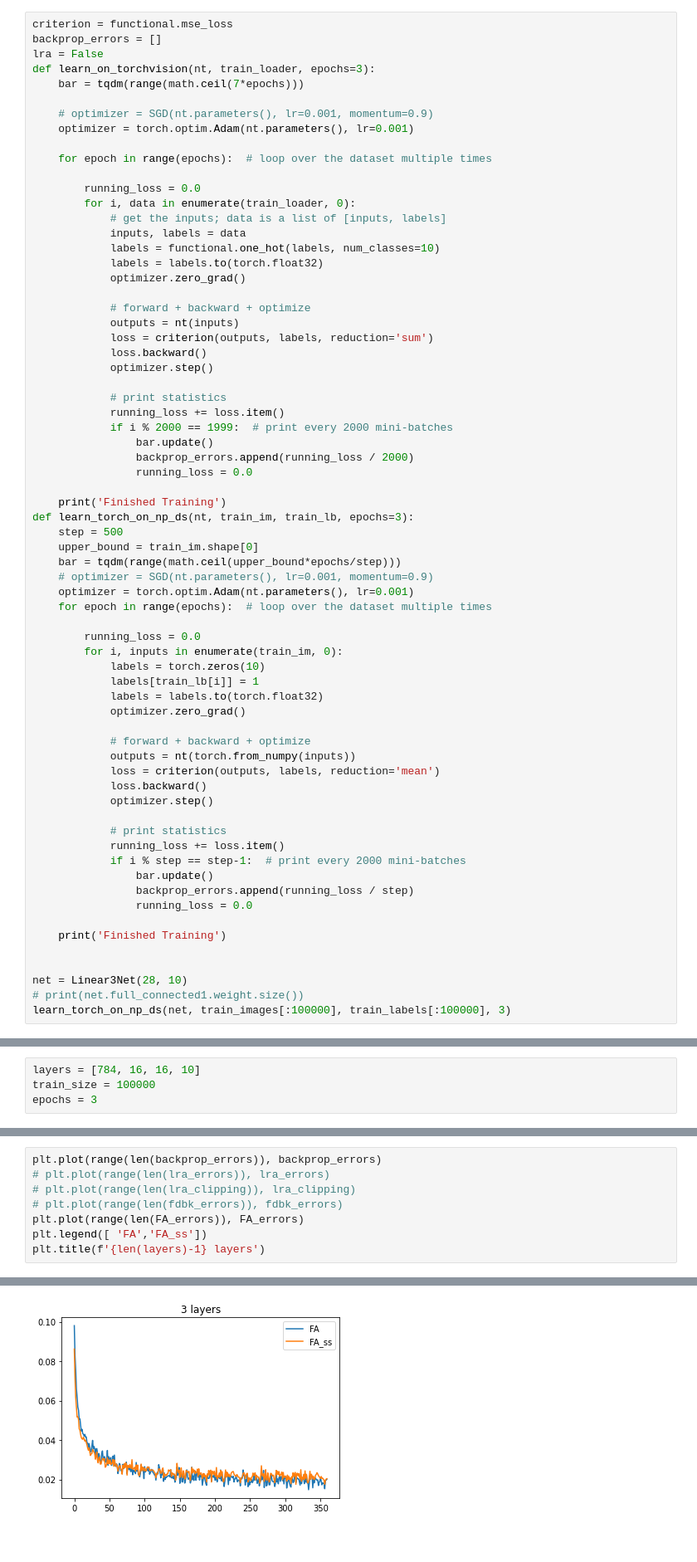
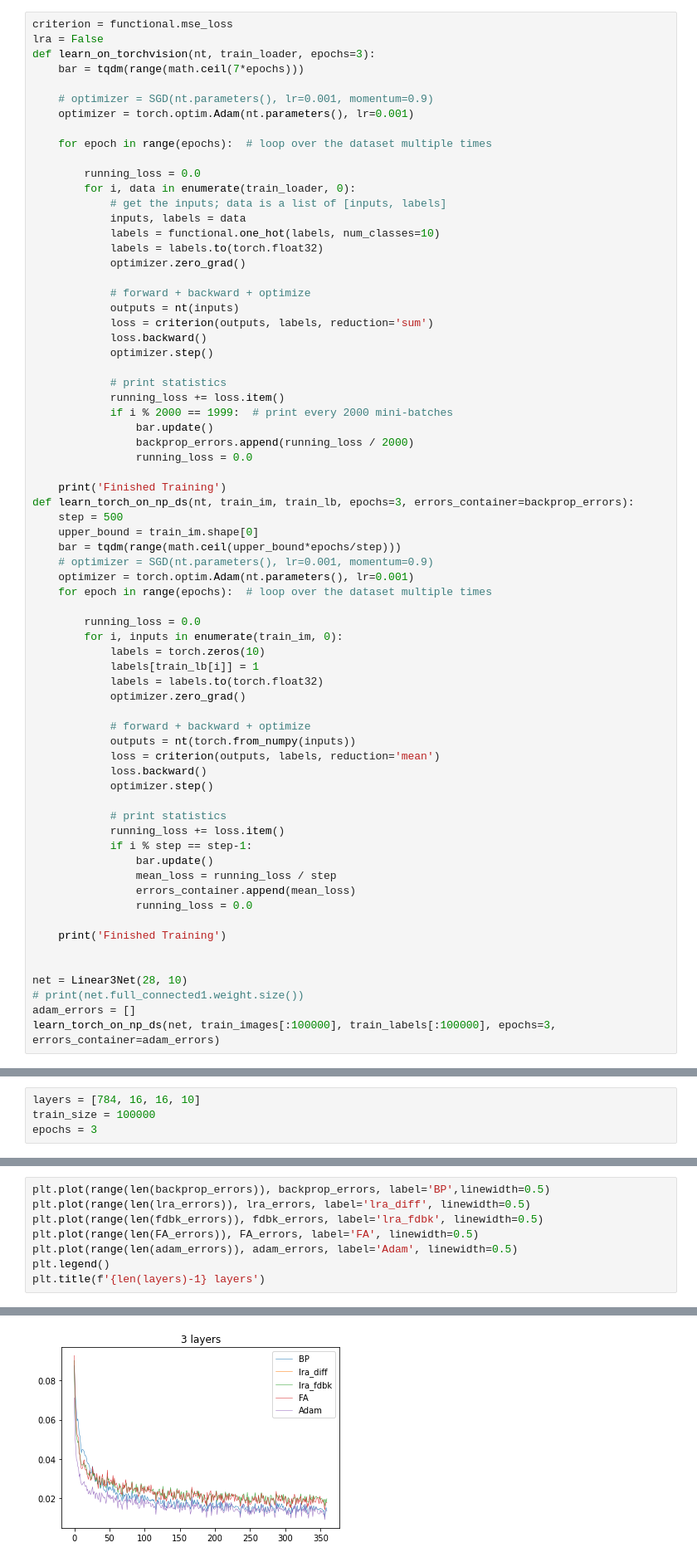
Before and after one commit to RodkinIvan/experiments, a Jupyter notebook: LRA/lra_test.ipynb, the cells around one changed output, grey strips where cells are left out. Shown at 83% size. Cells and saved outputs as stored; diff of their text form.

```diff
--- a/LRA/lra_test.ipynb
+++ b/LRA/lra_test.ipynb
@@ -215,7 +218,6 @@ tensor([-0.0923,  0.2556,  0.1109, -0.2058, -0.0069,  0.2518, -0.0619, -0.0844,
 # Torch Backprop test
 # %%
 criterion = functional.mse_loss
-backprop_errors = []
 lra = False
 def learn_on_torchvision(nt, train_loader, epochs=3):
     bar = tqdm(range(math.ceil(7*epochs)))
@@ -247,7 +249,7 @@ def learn_on_torchvision(nt, train_loader, epochs=3):
                 running_loss = 0.0
 
     print('Finished Training')
-def learn_torch_on_np_ds(nt, train_im, train_lb, epochs=3):
+def learn_torch_on_np_ds(nt, train_im, train_lb, epochs=3, errors_container=backprop_errors):
     step = 500
     upper_bound = train_im.shape[0]
     bar = tqdm(range(math.ceil(upper_bound*epochs/step)))
@@ -270,9 +272,10 @@ def learn_torch_on_np_ds(nt, train_im, train_lb, epochs=3):
 
             # print statistics
             running_loss += loss.item()
-            if i % step == step-1:  # print every 2000 mini-batches
+            if i % step == step-1:
                 bar.update()
-                backprop_errors.append(running_loss / step)
+                mean_loss = running_loss / step
+                errors_container.append(mean_loss)
                 running_loss = 0.0
 
     print('Finished Training')
@@ -280,7 +283,8 @@ def learn_torch_on_np_ds(nt, train_im, train_lb, epochs=3):
 
 net = Linear3Net(28, 10)
 # print(net.full_connected1.weight.size())
-learn_torch_on_np_ds(net, train_images[:100000], train_labels[:100000], 3)
+adam_errors = []
+learn_torch_on_np_ds(net, train_images[:100000], train_labels[:100000], epochs=3, errors_container=adam_errors)
 # %% [output]
 Finished Training
 # %%
@@ -546,12 +548,12 @@ np_learn(
 )
 # %%
-plt.plot(range(len(backprop_errors)), backprop_errors)
-# plt.plot(range(len(lra_errors)), lra_errors)
-# plt.plot(range(len(lra_clipping)), lra_clipping)
-# plt.plot(range(len(fdbk_errors)), fdbk_errors)
-plt.plot(range(len(FA_errors)), FA_errors)
-plt.legend([ 'FA','FA_ss'])
+plt.plot(range(len(backprop_errors)), backprop_errors, label='BP',linewidth=0.5)
+plt.plot(range(len(lra_errors)), lra_errors, label='lra_diff', linewidth=0.5)
+plt.plot(range(len(fdbk_errors)), fdbk_errors, label='lra_fdbk', linewidth=0.5)
+plt.plot(range(len(FA_errors)), FA_errors, label='FA', linewidth=0.5)
+plt.plot(range(len(adam_errors)), adam_errors, label='Adam', linewidth=0.5)
+plt.legend()
 plt.title(f'{len(layers)-1} layers')
 # %% [output]
 Text(0.5, 1.0, '3 layers')
-[figure, old version]
+[figure, new version]
```
Also changed, not shown: parts of 7 cells of this notebook.
